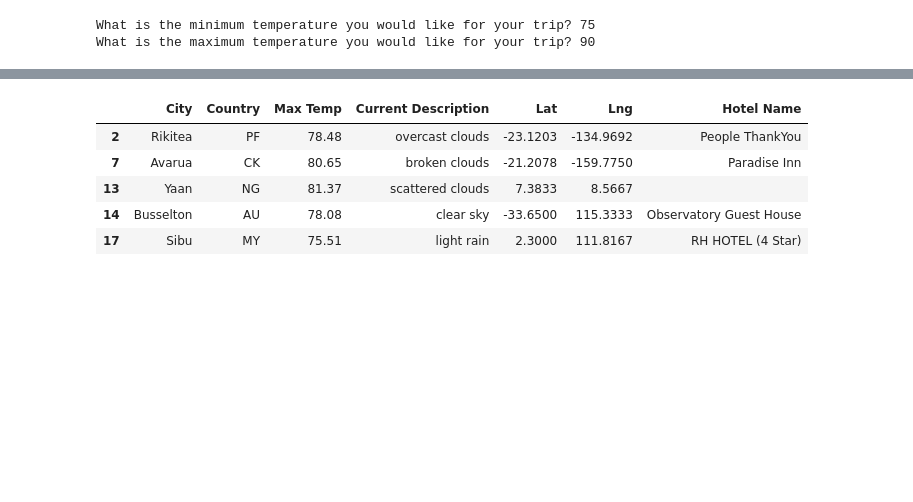
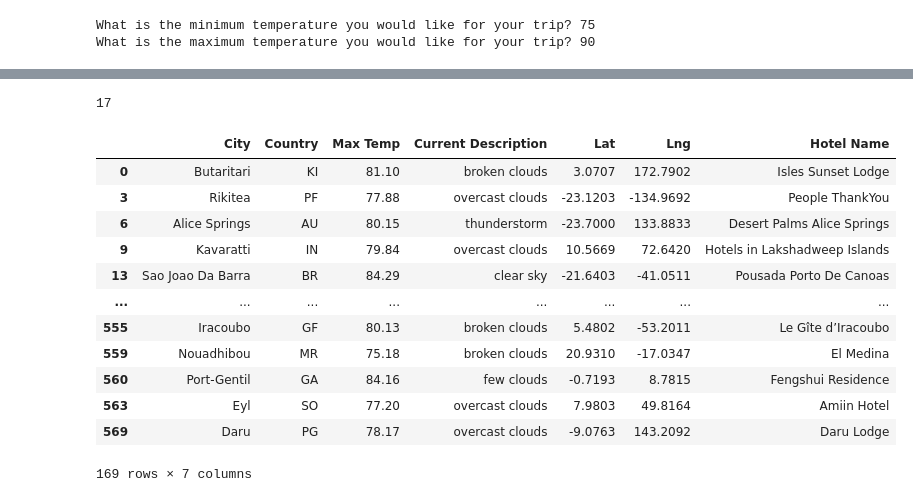
Before and after one commit to RGK73/World_Weather_Analysis, a Jupyter notebook: Vacation_Search/Vacation_Search.ipynb, the cells around one changed output, grey strips where cells are left out. Saved outputs shown, nothing was run; the diff lists cells and outputs as text; code cells hidden in the pictures; blank space fills up the shorter version.

Commit message:
Countries code
according to traveler's weather preferences

```diff
--- a/Vacation_Search/Vacation_Search.ipynb
+++ b/Vacation_Search/Vacation_Search.ipynb
@@ -140,11 +146,26 @@ Hotel not found... skipping.
+# %%
+# Hotel Names with empty strings
+hotel_df.loc[hotel_df["Hotel Name"] == ''].count().iloc[0]
+# %% [output]
+17
+# %%
+hotel_df["Hotel Name"].replace('',np.nan,inplace=True)
+# %%
+hotel_df
+# %% [output]
+|  | City | Country | Max Temp | Current Description | Lat | Lng | Hotel Name |
+| 0 | Butaritari | KI | 81.10 | broken clouds | 3.0707 | 172.7902 | Isles Sunset Lodge |
+| 3 | Rikitea | PF | 77.88 | overcast clouds | -23.1203 | -134.9692 | People ThankYou |
+| 6 | Alice Springs | AU | 80.15 | thunderstorm | -23.7000 | 133.8833 | Desert Palms Alice Springs |
+| 9 | Kavaratti | IN | 79.84 | overcast clouds | 10.5669 | 72.6420 | Hotels in Lakshadweep Islands |
+| 13 | Sao Joao Da Barra | BR | 84.29 | clear sky | -21.6403 | -41.0511 | Pousada Porto De Canoas |
+| ... | ... | ... | ... | ... | ... | ... | ... |
+| 555 | Iracoubo | GF | 80.13 | broken clouds | 5.4802 | -53.2011 | Le Gîte d’Iracoubo |
+| 559 | Nouadhibou | MR | 75.18 | broken clouds | 20.9310 | -17.0347 | El Medina |
+| 560 | Port-Gentil | GA | 84.16 | few clouds | -0.7193 | 8.7815 | Fengshui Residence |
+| 563 | Eyl | SO | 77.20 | overcast clouds | 7.9803 | 49.8164 | Amiin Hotel |
+| 569 | Daru | PG | 78.17 | overcast clouds | -9.0763 | 143.2092 | Daru Lodge |
+169 rows × 7 columns
 # %%
 # 7. Drop the rows where there is no Hotel Name.
-clean_hotel_df = hotel_df.dropna()
-clean_hotel_df.head()
+hotel_df = hotel_df.dropna()
-# %% [output]
-|  | City | Country | Max Temp | Current Description | Lat | Lng | Hotel Name |
-| 2 | Rikitea | PF | 78.48 | overcast clouds | -23.1203 | -134.9692 | People ThankYou |
-| 7 | Avarua | CK | 80.65 | broken clouds | -21.2078 | -159.7750 | Paradise Inn |
-| 13 | Yaan | NG | 81.37 | scattered clouds | 7.3833 | 8.5667 |  |
-| 14 | Busselton | AU | 78.08 | clear sky | -33.6500 | 115.3333 | Observatory Guest House |
-| 17 | Sibu | MY | 75.51 | light rain | 2.3000 | 111.8167 | RH HOTEL (4 Star) |
```
Also changed, not shown: parts of 10 cells of this notebook.
